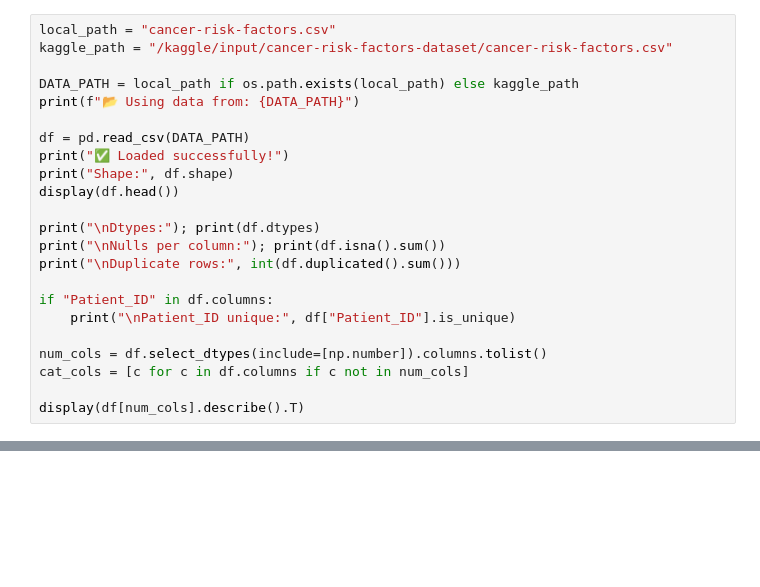
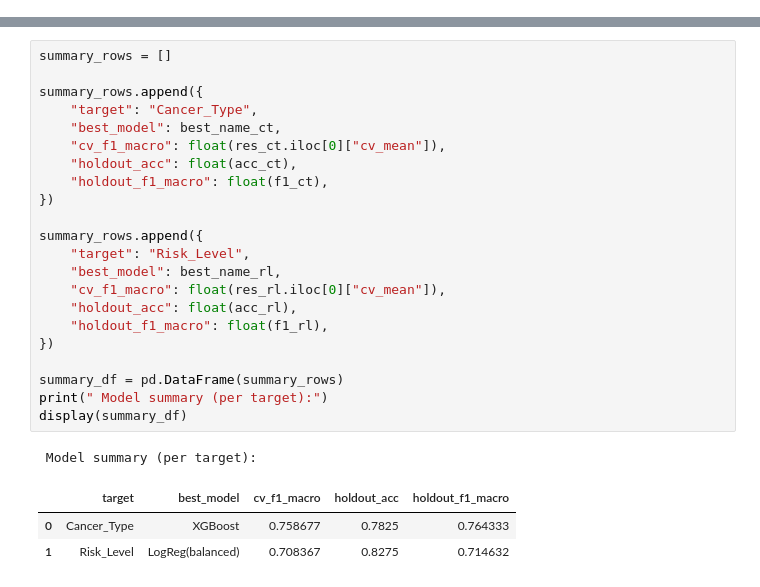
Before and after one commit to tarekmasryo/cancer-risk-prediction, a Jupyter notebook: cancer-risk-factors-prediction.ipynb, the cells around one changed output, grey strips where cells are left out. Saved outputs shown, nothing was run; the diff lists cells and outputs as text; blank space fills up the shorter version.

Commit message:
Kaggle Notebook | Cancer Risk Factors Prediction | Version 2

```diff
--- a/cancer-risk-factors-prediction.ipynb
+++ b/cancer-risk-factors-prediction.ipynb
@@ -115,23 +0,0 @@ warnings.filterwarnings("ignore")
-# %%
-local_path = "cancer-risk-factors.csv"
-kaggle_path = "/kaggle/input/cancer-risk-factors-dataset/cancer-risk-factors.csv"
-
-DATA_PATH = local_path if os.path.exists(local_path) else kaggle_path
-print(f"📂 Using data from: {DATA_PATH}")
-
-df = pd.read_csv(DATA_PATH)
-print("✅ Loaded successfully!")
-print("Shape:", df.shape)
-display(df.head())
-
-print("\nDtypes:"); print(df.dtypes)
-print("\nNulls per column:"); print(df.isna().sum())
-print("\nDuplicate rows:", int(df.duplicated().sum()))
-
-if "Patient_ID" in df.columns:
-    print("\nPatient_ID unique:", df["Patient_ID"].is_unique)
-
-num_cols = df.select_dtypes(include=[np.number]).columns.tolist()
-cat_cols = [c for c in df.columns if c not in num_cols]
-
-display(df[num_cols].describe().T)
@@ -701,0 +1021,27 @@ weighted avg       0.89      0.83      0.85       400
+# %%
+summary_rows = []
+
+summary_rows.append({
+    "target": "Cancer_Type",
+    "best_model": best_name_ct,
+    "cv_f1_macro": float(res_ct.iloc[0]["cv_mean"]),
+    "holdout_acc": float(acc_ct),
+    "holdout_f1_macro": float(f1_ct),
+})
+
+summary_rows.append({
+    "target": "Risk_Level",
+    "best_model": best_name_rl,
+    "cv_f1_macro": float(res_rl.iloc[0]["cv_mean"]),
+    "holdout_acc": float(acc_rl),
+    "holdout_f1_macro": float(f1_rl),
+})
+
+summary_df = pd.DataFrame(summary_rows)
+print(" Model summary (per target):")
+display(summary_df)
+# %% [output]
+ Model summary (per target):
+|  | target | best_model | cv_f1_macro | holdout_acc | holdout_f1_macro |
+| 0 | Cancer_Type | XGBoost | 0.758677 | 0.7825 | 0.764333 |
+| 1 | Risk_Level | LogReg(balanced) | 0.708367 | 0.8275 | 0.714632 |
```
Also changed, not shown: parts of 46 cells of this notebook.
